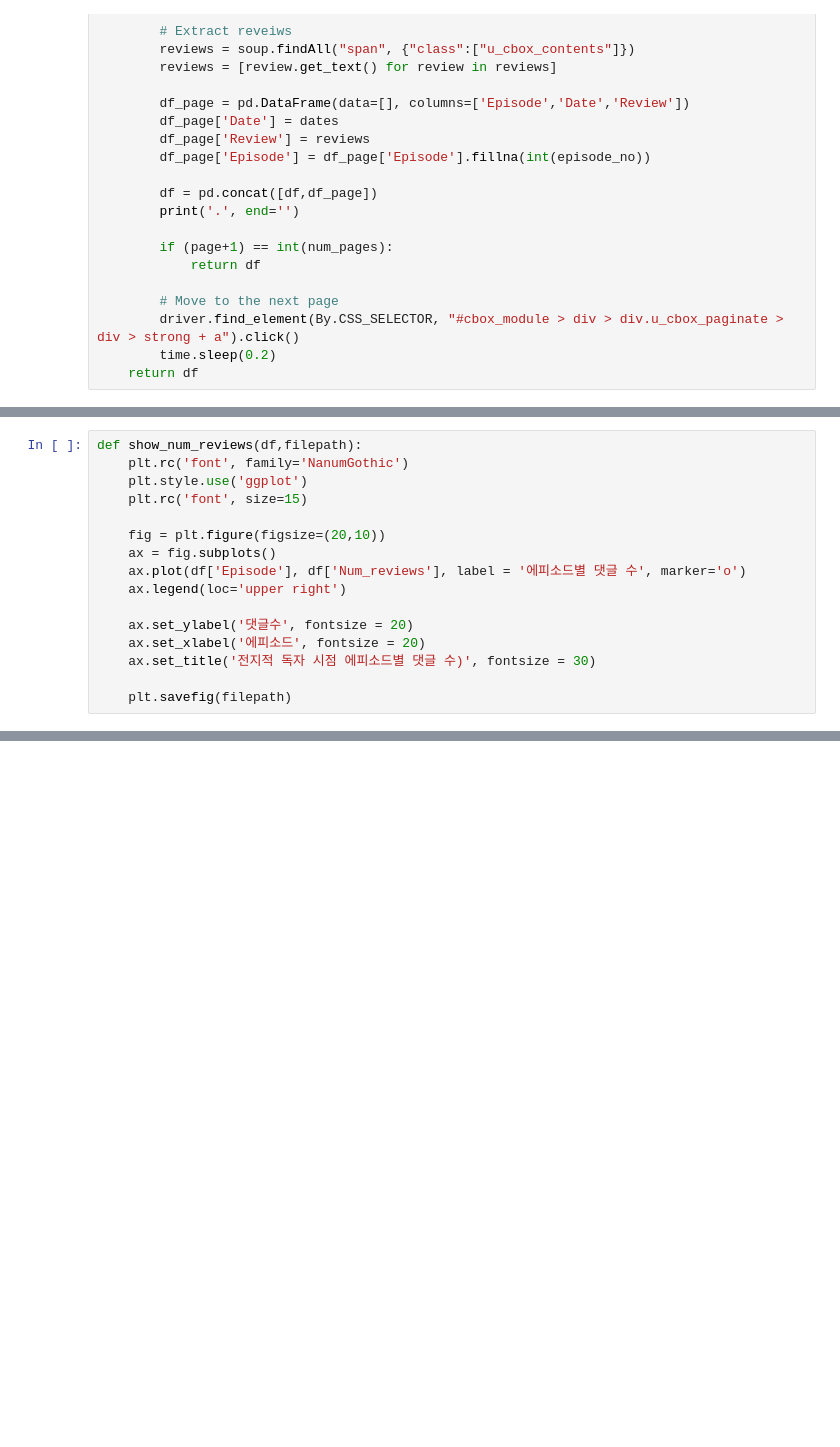
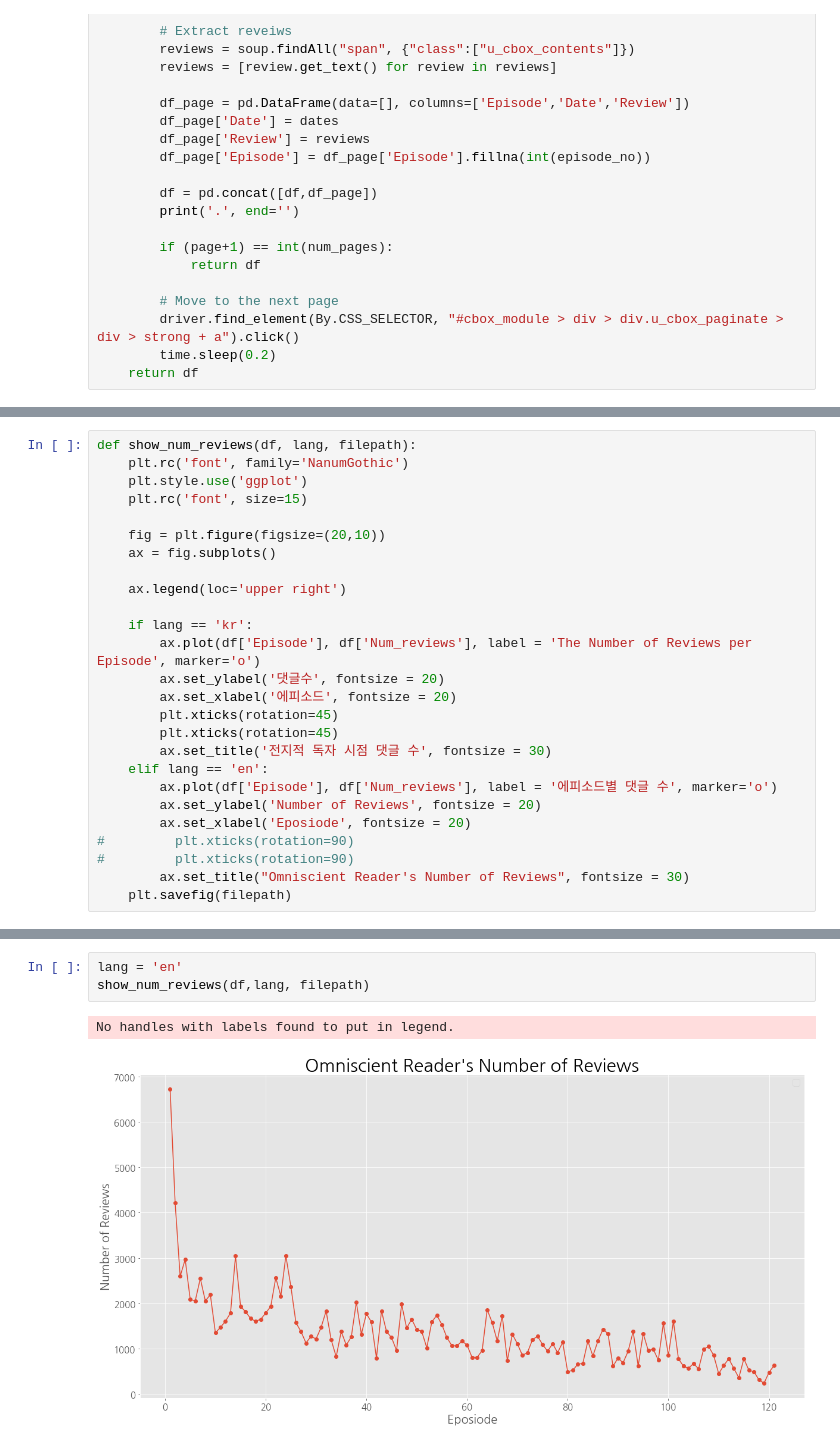
Before and after one commit to jiyaa29/Multicampus-Weekly-Project, a Jupyter notebook: 크롤링/naver_webtoon.ipynb, the cells around one changed output, grey strips where cells are left out. Drawn from its saved outputs; the diff is of its cells as text; blank space fills up the shorter version.

Commit message:
nave_webtoon.py 수정 / en_num_reviews.png 추가

```diff
--- a/크롤링/naver_webtoon.ipynb
+++ b/크롤링/naver_webtoon.ipynb
@@ -394,18 +436,28 @@ def get_num_reviews(chromedriver_path, num_episodes):
     print("get_num_reviews Done")
     return df
-# %%
-def show_num_reviews(df,filepath):
-    plt.rc('font', family='NanumGothic')
-    plt.style.use('ggplot')
-    plt.rc('font', size=15)
-
-    fig = plt.figure(figsize=(20,10))
-    ax = fig.subplots()
-    ax.plot(df['Episode'], df['Num_reviews'], label = '에피소드별 댓글 수', marker='o')
-    ax.legend(loc='upper right')
-
-    ax.set_ylabel('댓글수', fontsize = 20)
-    ax.set_xlabel('에피소드', fontsize = 20)
-    ax.set_title('전지적 독자 시점 에피소드별 댓글 수)', fontsize = 30)
-
-    plt.savefig(filepath)
+# %%
+def show_num_reviews(df, lang, filepath):
+    plt.rc('font', family='NanumGothic')
+    plt.style.use('ggplot')
+    plt.rc('font', size=15)
+
+    fig = plt.figure(figsize=(20,10))
+    ax = fig.subplots()
+
+    ax.legend(loc='upper right')
+
+    if lang == 'kr':
+        ax.plot(df['Episode'], df['Num_reviews'], label = 'The Number of Reviews per Episode', marker='o')
+        ax.set_ylabel('댓글수', fontsize = 20)
+        ax.set_xlabel('에피소드', fontsize = 20)
+        plt.xticks(rotation=45)
+        plt.xticks(rotation=45)
+        ax.set_title('전지적 독자 시점 댓글 수', fontsize = 30)
+    elif lang == 'en':
+        ax.plot(df['Episode'], df['Num_reviews'], label = '에피소드별 댓글 수', marker='o')
+        ax.set_ylabel('Number of Reviews', fontsize = 20)
+        ax.set_xlabel('Eposiode', fontsize = 20)
+#         plt.xticks(rotation=90)
+#         plt.xticks(rotation=90)
+        ax.set_title("Omniscient Reader's Number of Reviews", fontsize = 30)
+    plt.savefig(filepath)
@@ -523,0 +656,6 @@ if __name__=="__main__":
+# %%
+lang = 'en'
+show_num_reviews(df,lang, filepath)
+# %% [output]
+No handles with labels found to put in legend.
+[figure, added]
```
Also changed, not shown: parts of 18 cells of this notebook, 2 other files.
